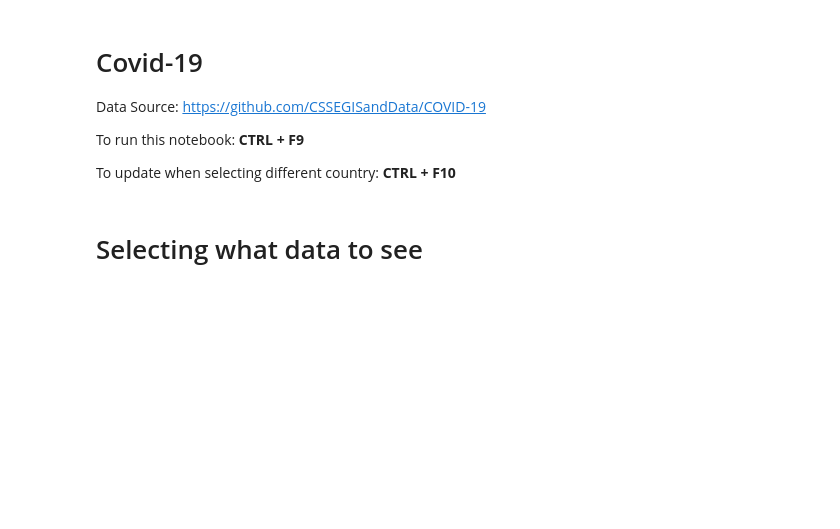
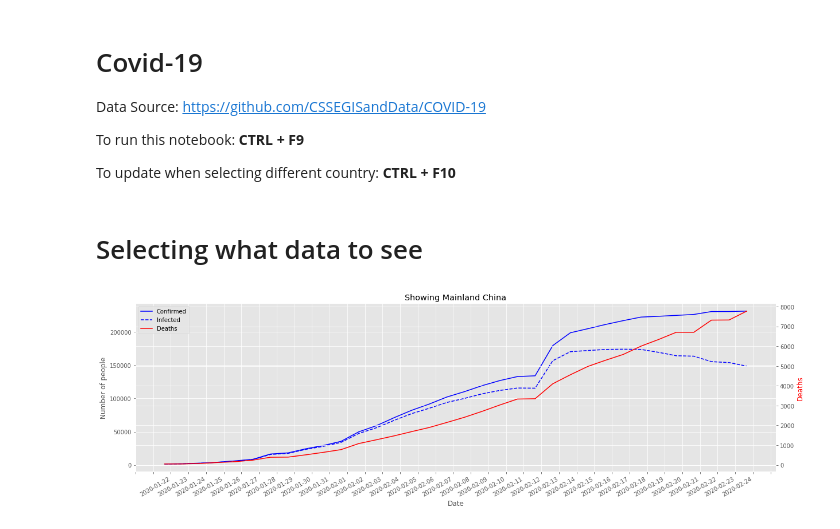
Before and after one commit to flow4u/public, a Jupyter notebook: Covid_19.ipynb, the cells around one changed output. Drawn from its saved outputs; the diff is of its cells as text; code cells hidden in the pictures; blank space fills up the shorter version.

```diff
--- a/Covid_19.ipynb
+++ b/Covid_19.ipynb
@@ -70,17 +70,17 @@ asia_excl_mainland_china = ['Cambodia',
        'Vietnam']
 
 
-middle_east = ['Egypt',
+middle_east = ['Afghanistan','Egypt', 'Bahrain','Kuwait','Oman',
        'Iran', 'Iraq', 'Israel',
        'Lebanon', 'Macau',
        'United Arab Emirates']
 
-all_countries = ['Australia', 'Belgium', 'Cambodia', 'Canada', 'Egypt', 'Finland',
-       'France', 'Germany', 'Hong Kong', 'India', 'Iran', 'Iraq', 'Israel',
-       'Italy', 'Japan', 'Lebanon', 'Macau', 'Mainland China', 'Malaysia',
-       'Nepal', 'Others', 'Philippines', 'Russia', 'Singapore', 'South Korea',
-       'Spain', 'Sri Lanka', 'Sweden', 'Taiwan', 'Thailand', 'UK', 'US',
-       'United Arab Emirates', 'Vietnam']
+all_countries = ['Afghanistan', 'Australia', 'Bahrain', 'Belgium', 'Cambodia', 'Canada',
+       'Egypt', 'Finland', 'France', 'Germany', 'Hong Kong', 'India', 'Iran',
+       'Iraq', 'Israel', 'Italy', 'Japan', 'Kuwait', 'Lebanon', 'Macau',
+       'Mainland China', 'Malaysia', 'Nepal', 'Oman', 'Others', 'Philippines',
+       'Russia', 'Singapore', 'South Korea', 'Spain', 'Sri Lanka', 'Sweden',
+       'Taiwan', 'Thailand', 'UK', 'US', 'United Arab Emirates', 'Vietnam']
 
 for t in df.index.unique():
   if all_countries.count(t) == 0:
@@ -91,7 +91,7 @@ for t in df.index.unique():
 # Selecting what data to see
 # %%
 #@markdown Select and Press CTRL + F10
-country_selection = "Russia" #@param ["All", "Not Mainland China", 'Mainland China", "Europe", "Europe + North America + Japan + Australia", "Russia", "Middle-East", "India", "Others", "Asia", "Asia excl Mainland China"] {allow-input: true}
+country_selection = "Mainland China" #@param ["All", "Not Mainland China", 'Mainland China", "Europe", "Europe + North America + Japan + Australia", "Russia", "Middle-East", "India", "Others", "Asia", "Asia excl Mainland China"] {allow-input: true}
 stepsize =  1#@param {type:"integer"}
 df2=[]
 if country_selection == 'Not Mainland China':
@@ -121,35 +121,40 @@ else:
 df_status = df2.groupby(['Status']).sum()
 # %%
 #@title
+
 df_plot = df_status.T.reset_index()
-
+df_plot['Infected'] = df_plot['Confirmed'] - df_plot['Deaths'] - df_plot['Recovered']
 plt.style.use('ggplot')
 x = df_plot['index']
 y1 = df_plot['Confirmed']
 y2 = df_plot['Deaths']
+y3 = df_plot['Infected']
 fig, ax1 = plt.subplots(figsize=(20,6))
 
 ax2 = ax1.twinx()
-ax1.plot(x, y1, 'b-')
-ax2.plot(x, y2, 'r-')
+line1, = ax1.plot(x, y1, 'b-', label = 'Confirmed')
+line2, = ax1.plot(x, y3, 'b--', label = 'Infected')
+line3, = ax2.plot(x, y2, 'r-', label = 'Deaths')
 
 fig.autofmt_xdate()
 
 # ax1.set_ylim(0,55000)
 start, end = ax1.get_xlim()
 # stepsize = 5
 ax1.xaxis.set_ticks(np.arange(start, end, stepsize))
 
 ax1.set_xlabel('Date')
-ax1.set_ylabel('Confirmed', color='b')
+ax1.set_ylabel('Number of people')
 ax2.set_ylabel('Deaths', color='r')
 
 
 title = 'Showing ' + country_selection
-
+plt.legend(handles=[line1, line2, line3], loc='upper left')
 plt.title(title)
 
 plt.show()
+# %% [output]
+[figure, added]
 # %%
 #@title
 df_plot = df_status.T.reset_index()
```
Also changed, not shown: parts of 3 cells of this notebook.
